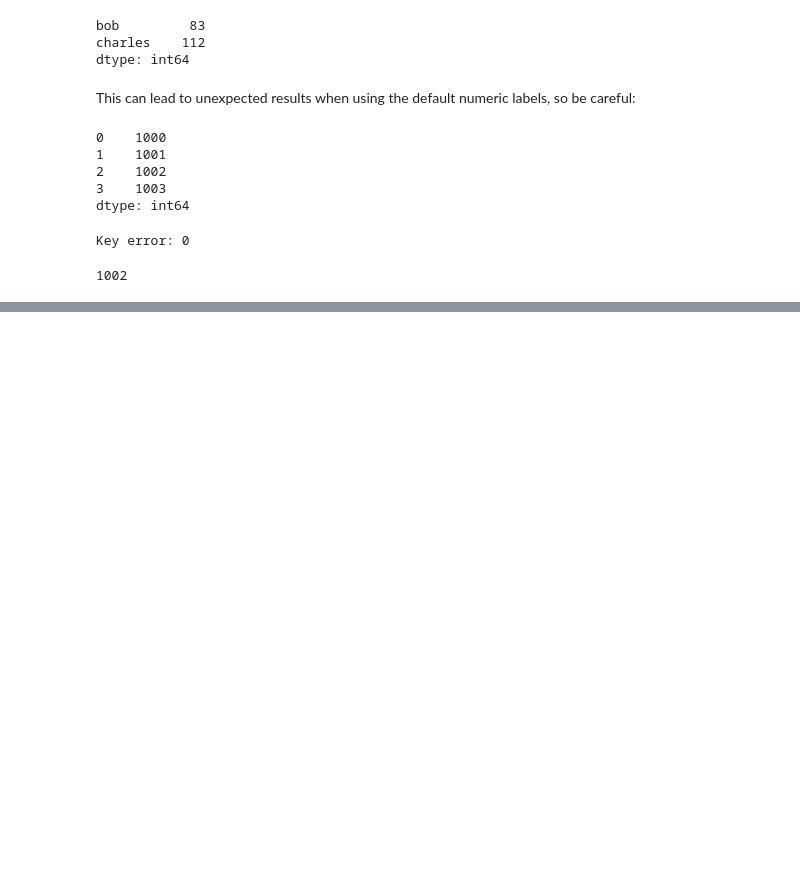
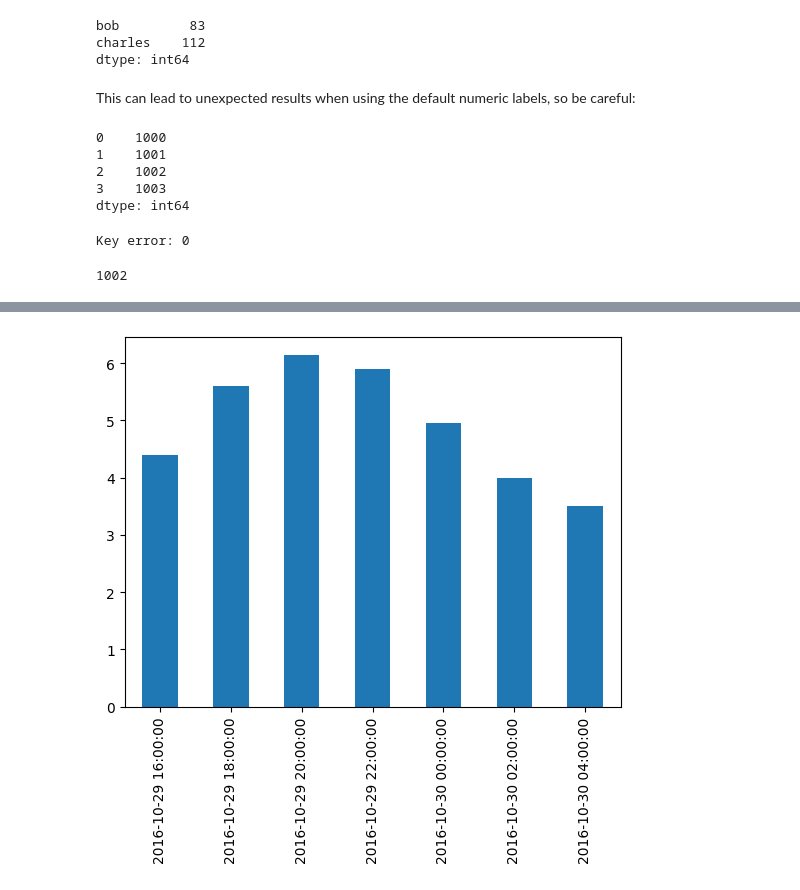
Before and after one commit to nswekosk/hands-on-machine-learning-practice, a Jupyter notebook: Pandas_Practice.ipynb, the cells around one changed output, grey strips where cells are left out. Cells and saved outputs as stored; diff of their text form; code cells hidden in the pictures; blank space fills up the shorter version.

```diff
--- a/Pandas_Practice.ipynb
+++ b/Pandas_Practice.ipynb
@@ -127,0 +268,5 @@ Key error: 0
+# %%
+temp_series_freq_2H.plot(kind="bar")
+plt.show()
+# %% [output]
+[figure, added]
```
Also changed, not shown: parts of 34 cells of this notebook.
